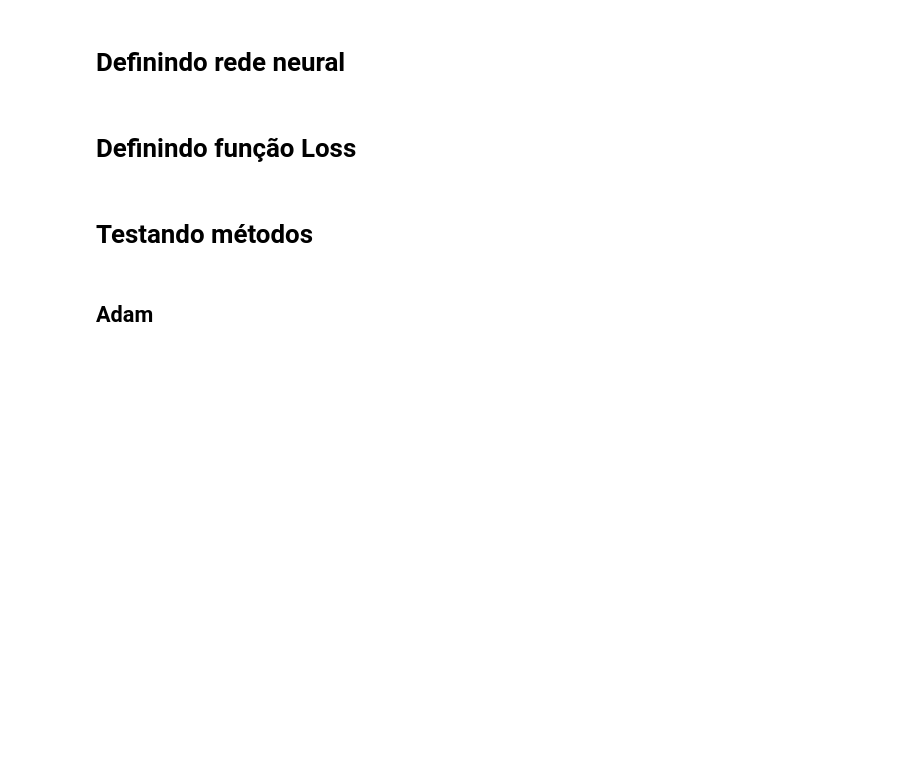
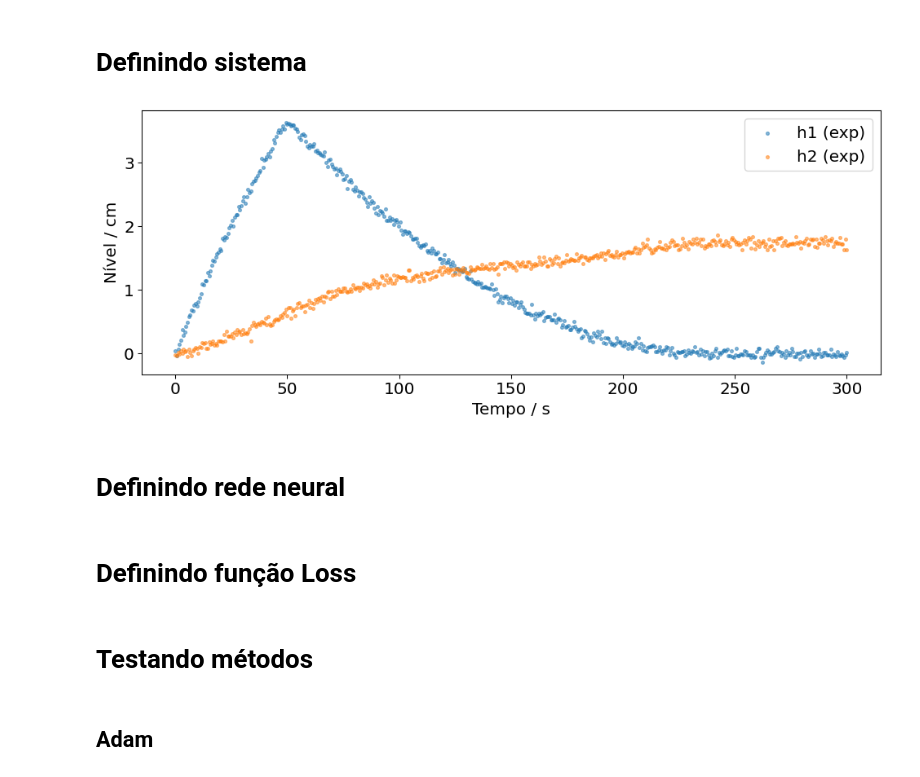
Before and after one commit to silash35/ENGG11, a Jupyter notebook: src/pinn-optimization.ipynb, the cells around one changed output. Saved outputs shown, nothing was run; the diff lists cells and outputs as text; code cells hidden in the pictures; blank space fills up the shorter version.

```diff
--- a/src/pinn-optimization.ipynb
+++ b/src/pinn-optimization.ipynb
@@ -43,3 +1,63 @@ plot_tanks(t, [h1_exp, h2_exp, F_exp], ["h1 (exp)", "h2 (exp)", "F (exp)"], scat
+# %% [markdown]
+# Definindo sistema
+# %%
+from typing import Any
+
+import numpy as np
+import torch
+from matplotlib import pyplot as plt
+from scipy.integrate import solve_ivp
+
+from plots import plot_tanks
+
+# Constantes
+a1 = 100  # cm^2
+a2 = 100  # cm^2
+cv1 = 2
+
+
+def F(t, op: Any = np):
+    f = op.zeros_like(t)
+    f = op.where(t < 50, 10, f)
+    return f
+
+
+def cv2_func(t):
+    cv2 = 4 - np.exp(t / 150)
+    cv2 = np.where(cv2 < 0.0, 0.0, cv2)
+    return cv2
+
+
+def edo_np(t, Y):
+    h1, h2 = Y[0], Y[1]
+
+    # Tanks limits
+    h1 = np.where(h1 < 0.0, 0.0, h1)
+    h2 = np.where(h2 < 0.0, 0.0, h2)
+
+    # Equations
+    dh1dt = (F(t, np) - cv1 * np.sqrt(h1)) / a1
+    dh2dt = (cv1 * np.sqrt(h1) - cv2_func(t) * np.sqrt(h2)) / a2
+    return np.array([dh1dt, dh2dt])
+
+
+t = np.linspace(0, 300, 500)
+y0 = np.array([0, 0])
+
+sol = solve_ivp(edo_np, [t[0], t[-1]], y0, t_eval=t)
+h1_exp = sol.y[0] + np.random.normal(0, 0.05, len(t))
+h2_exp = sol.y[1] + np.random.normal(0, 0.05, len(t))
+
+plot_tanks(t, [h1_exp, h2_exp], ["h1 (exp)", "h2 (exp)"], scatter=2)
+
+# plt.figure(figsize=(10, 4), layout="constrained")
+# plt.plot(t, cv2_func(t), label="$cv_2$")
+# plt.plot(t, F(t), label="F")
+# plt.show()
+
+t_tensor = torch.tensor(t, dtype=torch.float32).unsqueeze(1).requires_grad_(True)
+# %% [output]
+[figure, added]
 # %% [markdown]
 # Definindo rede neural
 # %%
```
Also changed, not shown: parts of 6 cells of this notebook, 4 other files.
